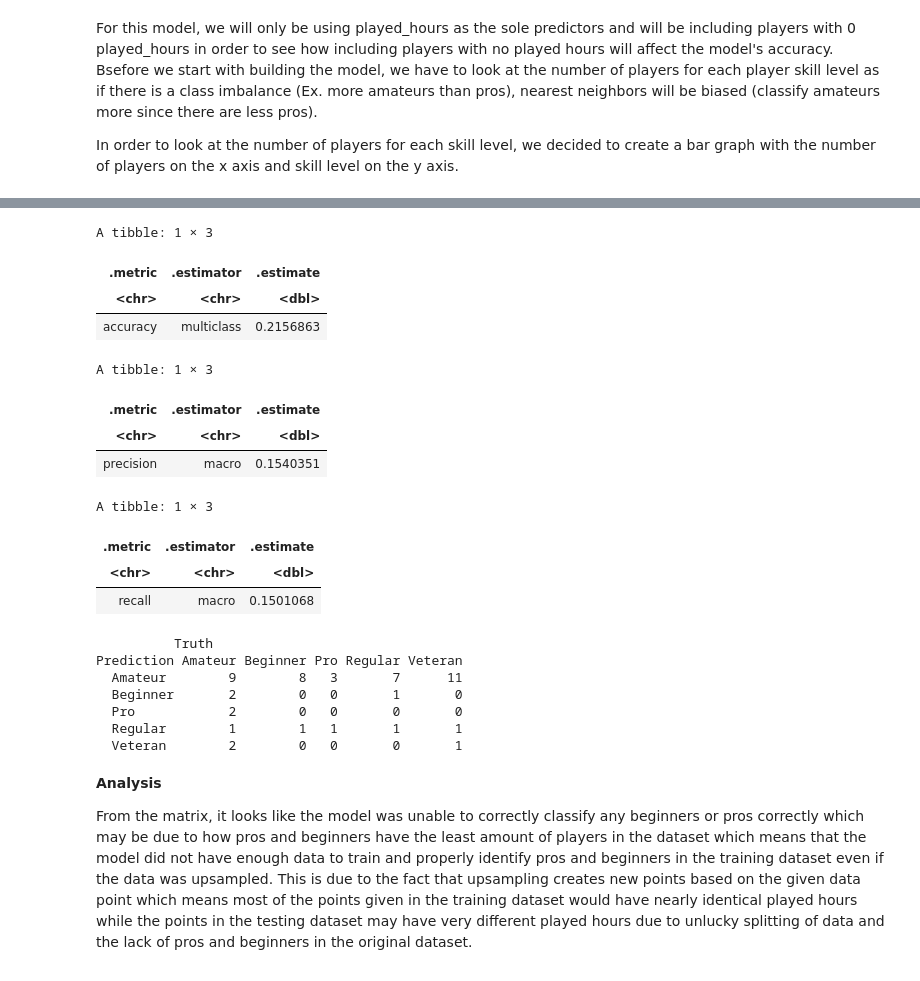
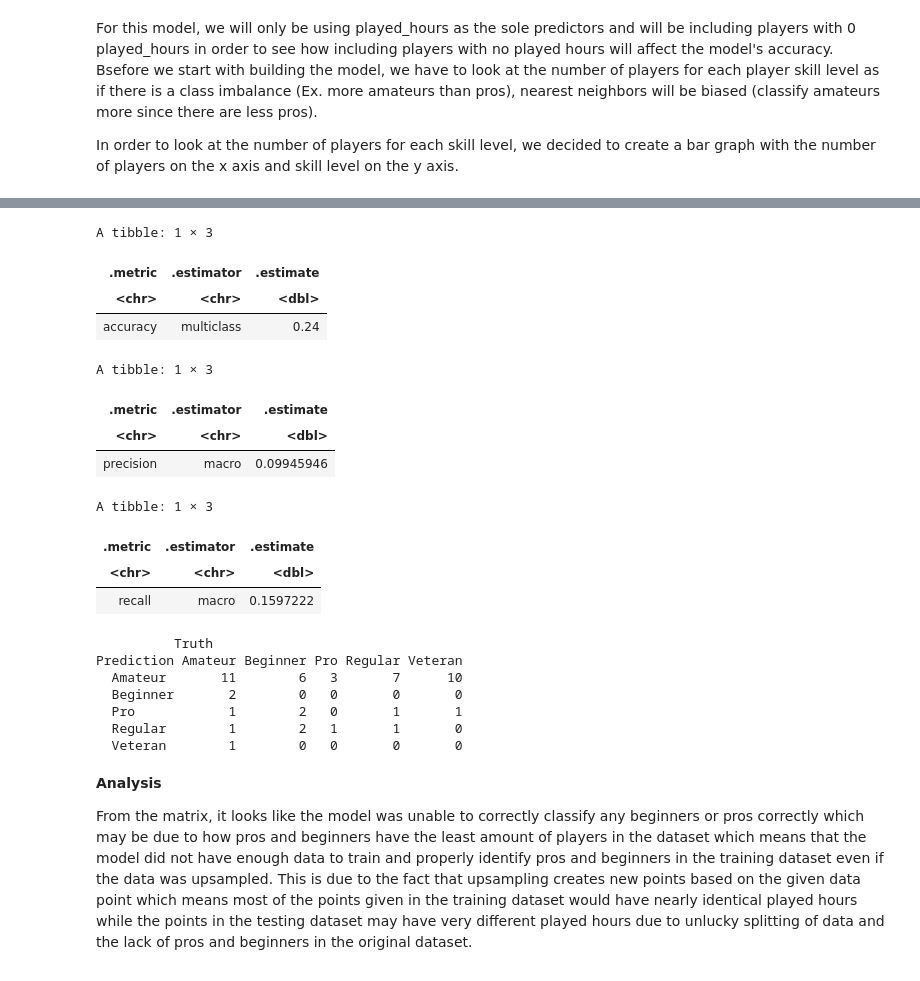
Before and after one commit to H-Isabelle/dsci100-group-project, a Jupyter notebook: s.ipynb, the cells around one changed output, grey strips where cells are left out. Drawn from its saved outputs; the diff is of its cells as text; code cells hidden in the pictures.

```diff
--- a/s.ipynb
+++ b/s.ipynb
@@ -161,53 +92,53 @@ Now with our K value, we can finally create the model that includes K = 3 as the
 # %%
-set.seed(1)
+set.seed(3456)
 
-hours0_model <- nearest_neighbor(weight_func = "rectangular", neighbors = 3) |>
+hours0_model <- nearest_neighbor(weight_func = "rectangular", neighbors = 2) |>
 set_engine("kknn") |>
 set_mode("classification")
 
 hours0_predict <- workflow() |>
   add_recipe(hours0_recipe) |>
   add_model(hours0_model) |>
   fit(data = hours0_train) |>
   predict(hours0_test) |>
   bind_cols(hours0_test)
 
 hours0_accuracy <- hours0_predict |>
      metrics(truth = experience, estimate = .pred_class) |>
      filter(.metric == "accuracy")
 hours0_accuracy
 
 hours0_precision <- hours0_predict |>
     precision(truth = experience, estimate = .pred_class, event_level="first")
 hours0_precision
 
 hours0_recall <- hours0_predict |>
     recall(truth = experience, estimate = .pred_class, event_level="first")
 hours0_recall
 
 hours0_matrix <- hours0_predict |>
     conf_mat(truth = experience, estimate = .pred_class)
 hours0_matrix
 # %% [output]
 A tibble: 1 × 3
 | .metric | .estimator | .estimate |
 | <chr> | <chr> | <dbl> |
-| accuracy | multiclass | 0.2156863 |
+| accuracy | multiclass | 0.24 |
 A tibble: 1 × 3
 | .metric | .estimator | .estimate |
 | <chr> | <chr> | <dbl> |
-| precision | macro | 0.1540351 |
+| precision | macro | 0.09945946 |
 A tibble: 1 × 3
 | .metric | .estimator | .estimate |
 | <chr> | <chr> | <dbl> |
-| recall | macro | 0.1501068 |
+| recall | macro | 0.1597222 |
           Truth
 Prediction Amateur Beginner Pro Regular Veteran
-  Amateur        9        8   3       7      11
-  Beginner       2        0   0       1       0
-  Pro            2        0   0       0       0
-  Regular        1        1   1       1       1
-  Veteran        2        0   0       0       1
+  Amateur       11        6   3       7      10
+  Beginner       2        0   0       0       0
+  Pro            1        2   0       1       1
+  Regular        1        2   1       1       0
+  Veteran        1        0   0       0       0
 # %% [markdown]
 **Analysis**
 
```
Also changed, not shown: parts of 9 cells of this notebook.
